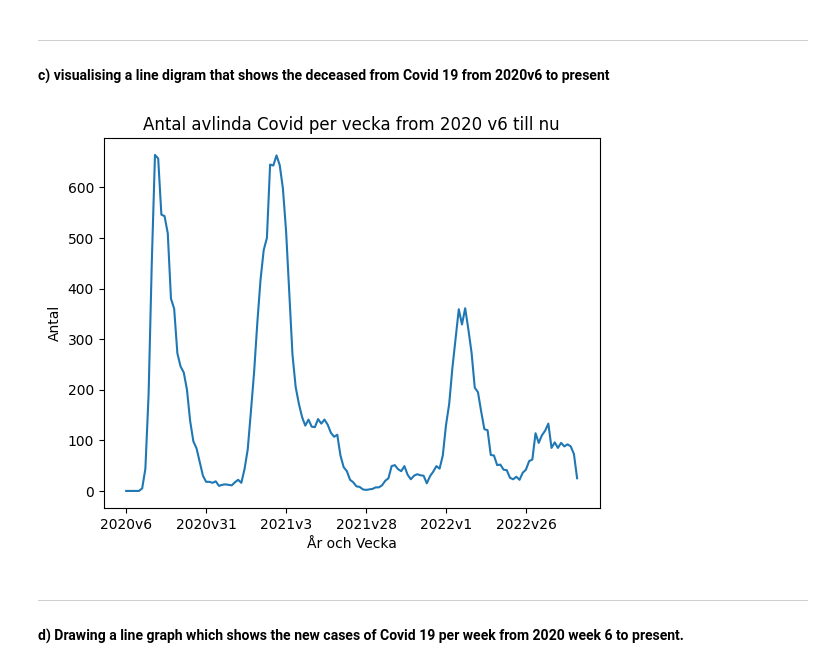
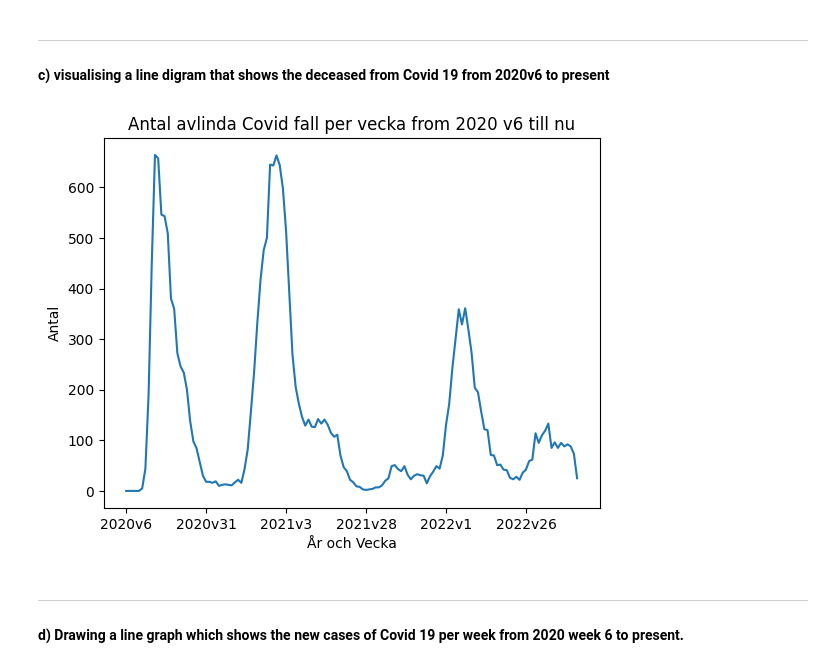
Before and after one commit to SCGlass/Data-Processing-Sam-Glass, a Jupyter notebook: Lab_Covid/Lab_exercise_1.ipynb, the cells around one changed output. Saved outputs shown, nothing was run; the diff lists cells and outputs as text; code cells hidden in the pictures.

Commit message:
changed names of graphs

```diff
--- a/Lab_Covid/Lab_exercise_1.ipynb
+++ b/Lab_Covid/Lab_exercise_1.ipynb
@@ -97,12 +97,12 @@ df_covid_week_sweden # showing the new dataframe
 # %%
 # Seaborn plot
 ax = plt.axes() # subplots for the graph
 sns.lineplot(x = "Vecka", y = "Antal_avlidna_vecka", data=df_covid_week_sweden) # Entering the dataframe and which colums to plot from it
 ax.xaxis.set_major_locator(plt.MaxNLocator(7)) # This reduces the axis range so it is more readable
-ax.set(title= "Antal avlinda Covid per vecka from 2020 v6 till nu", xlabel= "År och Vecka", ylabel= "Antal") # Setting titles and labels for the graph
-plt.savefig("Visualiseringar/Antal_avlidna_vecka") # Saving the graph as a png file
+ax.set(title= "Antal avlinda Covid fall per vecka from 2020 v6 till nu", xlabel= "År och Vecka", ylabel= "Antal") # Setting titles and labels for the graph
+plt.savefig("Visualiseringar/Avlidna_vecka") # Saving the graph as a png file
 # %% [output]
-[figure, old version]
+[figure, new version]
 # %%
 # Plotting with plotly express the same data
 avlinda = px.line(
```
Also changed, not shown: parts of 2 cells of this notebook, 5 other files.
